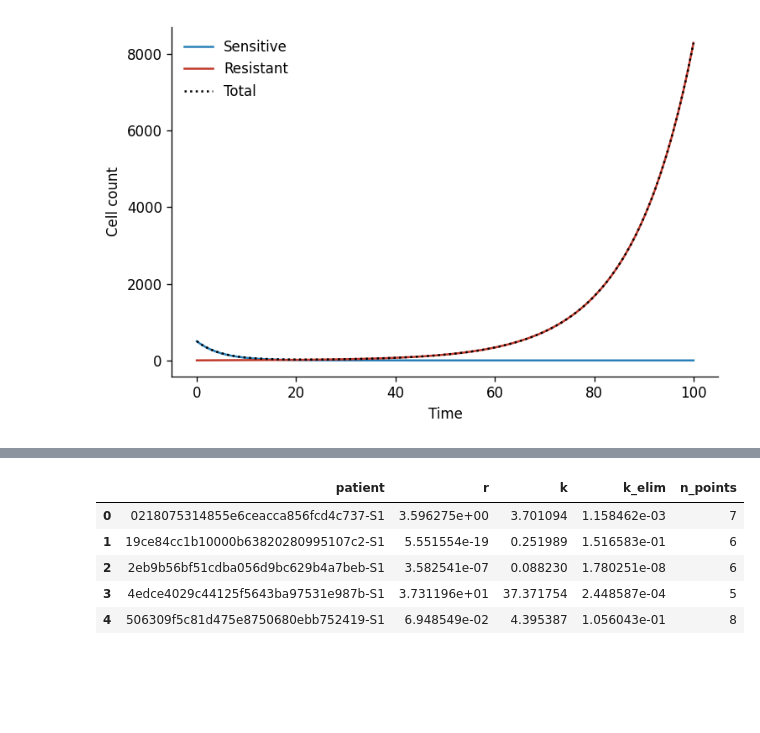
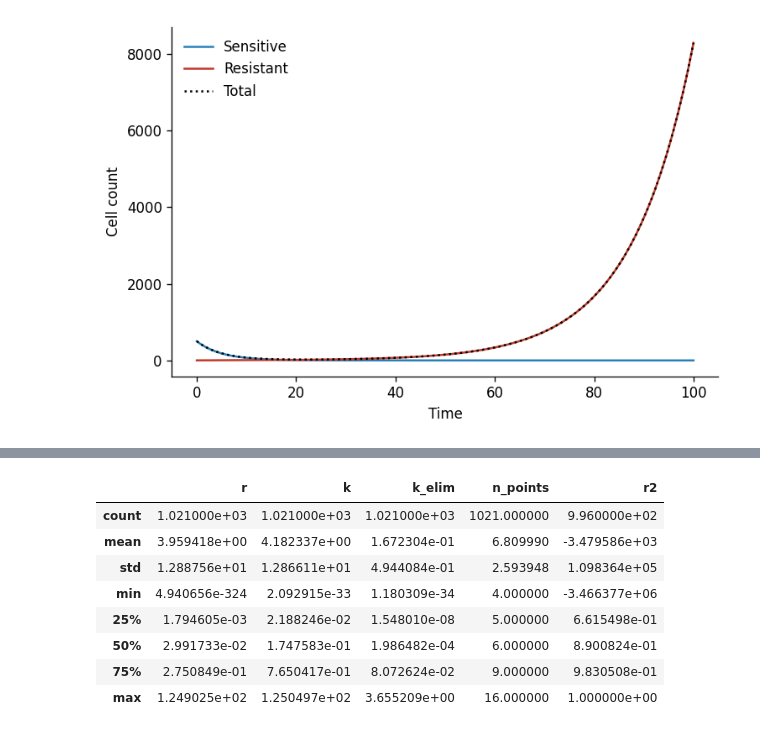
Before and after one commit to caolanmaguire/group6_colorectal_cancer_modelling_project, a Jupyter notebook: notebooks/ODE_Question3.ipynb, the cells around one changed output, grey strips where cells are left out. Cells and saved outputs as stored; diff of their text form; code cells hidden in the pictures; blank space fills up the shorter version.

```diff
--- a/notebooks/ODE_Question3.ipynb
+++ b/notebooks/ODE_Question3.ipynb
@@ -159,40 +159,46 @@ plt.show()
 # %% [output]
 [figure]
 # %%
-# --- List patients ---
+# --- Reusable per-patient fit function (robust version) ---
+def simulate_stable(t_eval, r, k, k_elim, T0, C0=1.0):
+    sol = solve_ivp(growth_treatment, [t_eval[0], t_eval[-1]], [T0, C0],
+                     args=(r, k, k_elim), t_eval=t_eval, method='LSODA', max_step=5)
+    if not sol.success:
+        raise RuntimeError("integration failed")
+    return sol.y[0]
+
+def fit_patient(patient_id, df):
+    pt = df[df["Pt_hashID"] == patient_id].sort_values("T_weeks")
+    pt = pt.dropna(subset=["T_weeks", "Lesion_vol"]).drop_duplicates(subset="T_weeks")
+    t, v = pt["T_weeks"].values, pt["Lesion_vol"].values
+    if len(t) < 4:
+        return None
+    def fit_func(t, r, k, k_elim):
+        return simulate_stable(t, r, k, k_elim, T0=v[0])
+    try:
+        popt, _ = curve_fit(fit_func, t, v, p0=[0.05, 0.05, 0.05],
+                             bounds=(0, np.inf), maxfev=1500)
+        pred = fit_func(t, *popt)
+        ss_res = np.sum((v - pred)**2); ss_tot = np.sum((v - np.mean(v))**2)
+        r2 = 1 - ss_res/ss_tot if ss_tot > 0 else np.nan
+        return {"patient": patient_id, "r": popt[0], "k": popt[1], "k_elim": popt[2],
+                "n_points": len(t), "r2": r2, "study_arm": pt['Study_Arm'].iloc[0]}
+    except Exception:
+        return None
+
 patients = df["Pt_hashID"].unique()
 print(f"{len(patients)} patients")
-print(patients[:10])
 
-# --- Reusable per-patient fit function ---
-def fit_patient(patient_id, df):
-    pt = df[df["Pt_hashID"] == patient_id].sort_values("T_weeks")
-    pt = pt.dropna(subset=["T_weeks", "Lesion_vol"])
-    pt = pt.drop_duplicates(subset="T_weeks")   # <-- fixes the sort error
-    t, v = pt["T_weeks"].values, pt["Lesion_vol"].values
-
-    if len(t) < 4:
-        return None
-
-    def fit_func(t, r, k, k_elim):
-        return simulate(t, r, k, k_elim, T0=v[0])
-
-    try:
-        popt, _ = curve_fit(fit_func, t, v, p0=[0.05, 0.05, 0.05],
-                             bounds=(0, np.inf), maxfev=10000)
-        return {"patient": patient_id, "r": popt[0], "k": popt[1],
-                "k_elim": popt[2], "n_points": len(t)}
-    except RuntimeError:
-        return None
-
-# --- Run across all patients ---
 results = []
-for pid in patients:
+for i, pid in enumerate(patients):
     res = fit_patient(pid, df)
     if res:
         results.append(res)
+    if i % 200 == 0:
+        print(f"  {i}/{len(patients)}")
 
 results_df = pd.DataFrame(results)
+results_df.to_csv('../results/per_patient_fits.csv', index=False)
 print(f"Fitted {len(results_df)}/{len(patients)} patients")
-results_df.head()
+results_df.describe()
 # %% [output]
@@ -211,6 +206,9 @@ Fitted 1058/1461 patients
-|  | patient | r | k | k_elim | n_points |
-| 0 | 0218075314855e6ceacca856fcd4c737-S1 | 3.596275e+00 | 3.701094 | 1.158462e-03 | 7 |
-| 1 | 19ce84cc1b10000b63820280995107c2-S1 | 5.551554e-19 | 0.251989 | 1.516583e-01 | 6 |
-| 2 | 2eb9b56bf51cdba056d9bc629b4a7beb-S1 | 3.582541e-07 | 0.088230 | 1.780251e-08 | 6 |
-| 3 | 4edce4029c44125f5643ba97531e987b-S1 | 3.731196e+01 | 37.371754 | 2.448587e-04 | 5 |
-| 4 | 506309f5c81d475e8750680ebb752419-S1 | 6.948549e-02 | 4.395387 | 1.056043e-01 | 8 |
+|  | r | k | k_elim | n_points | r2 |
+| count | 1.021000e+03 | 1.021000e+03 | 1.021000e+03 | 1021.000000 | 9.960000e+02 |
+| mean | 3.959418e+00 | 4.182337e+00 | 1.672304e-01 | 6.809990 | -3.479586e+03 |
+| std | 1.288756e+01 | 1.286611e+01 | 4.944084e-01 | 2.593948 | 1.098364e+05 |
+| min | 4.940656e-324 | 2.092915e-33 | 1.180309e-34 | 4.000000 | -3.466377e+06 |
+| 25% | 1.794605e-03 | 2.188246e-02 | 1.548010e-08 | 5.000000 | 6.615498e-01 |
+| 50% | 2.991733e-02 | 1.747583e-01 | 1.986482e-04 | 6.000000 | 8.900824e-01 |
+| 75% | 2.750849e-01 | 7.650417e-01 | 8.072624e-02 | 9.000000 | 9.830508e-01 |
+| max | 1.249025e+02 | 1.250497e+02 | 3.655209e+00 | 16.000000 | 1.000000e+00 |
```
Also changed, not shown: parts of 13 cells of this notebook, 5 other files.
